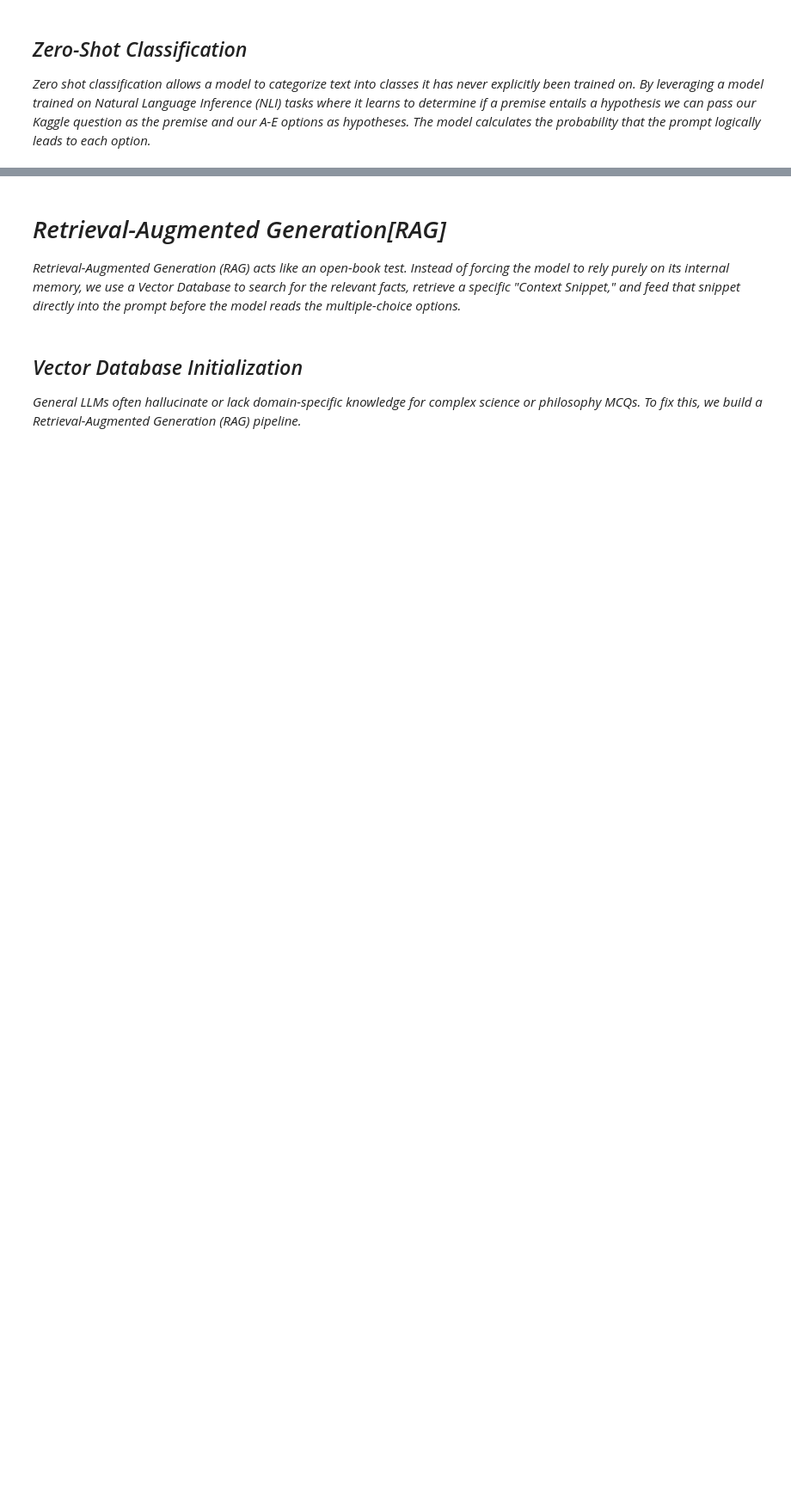
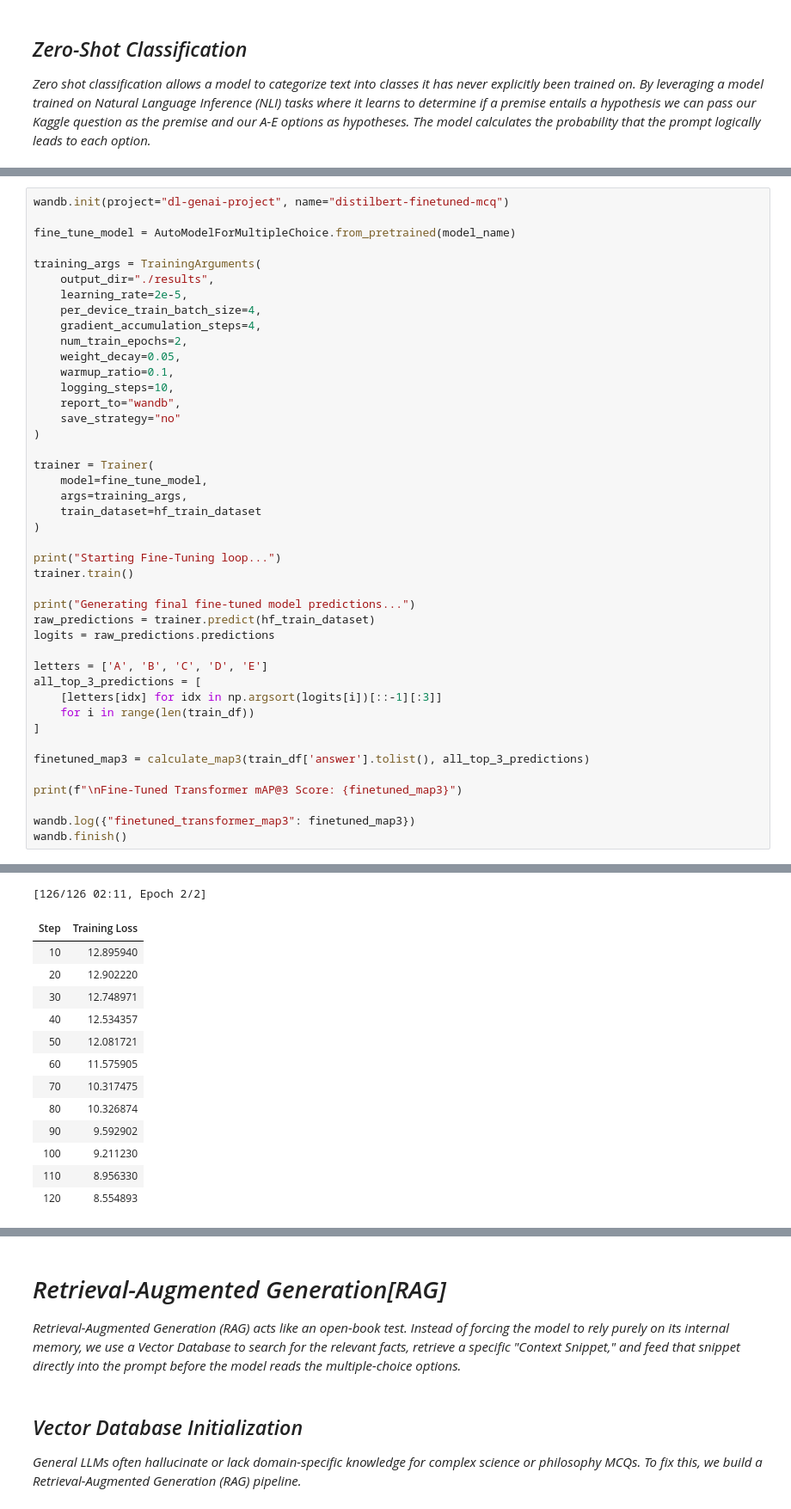
Before and after one commit to udayprattap/dl-genai-project-26-t2, a Jupyter notebook: kaggle_notebook.ipynb, the cells around one changed output, grey strips where cells are left out. Shown at 86% size. Saved outputs shown, nothing was run; the diff lists cells and outputs as text; blank space fills up the shorter version.

Commit message:
trying new tokenisation and transformer model

```diff
--- a/kaggle_notebook.ipynb
+++ b/kaggle_notebook.ipynb
@@ -573,0 +584,44 @@ Find logs at: ./wandb/run-20260719_044521-9eecj3fm/logs
+# %%
+wandb.init(project="dl-genai-project", name="distilbert-finetuned-mcq")
+
+fine_tune_model = AutoModelForMultipleChoice.from_pretrained(model_name)
+
+training_args = TrainingArguments(
+    output_dir="./results",
+    learning_rate=2e-5,
+    per_device_train_batch_size=4,
+    gradient_accumulation_steps=4,
+    num_train_epochs=2,
+    weight_decay=0.05,
+    warmup_ratio=0.1,
+    logging_steps=10,
+    report_to="wandb",
+    save_strategy="no"
+)
+
+trainer = Trainer(
+    model=fine_tune_model,
+    args=training_args,
+    train_dataset=hf_train_dataset
+)
+
+print("Starting Fine-Tuning loop...")
+trainer.train()
+
+print("Generating final fine-tuned model predictions...")
+raw_predictions = trainer.predict(hf_train_dataset)
+logits = raw_predictions.predictions
+
+letters = ['A', 'B', 'C', 'D', 'E']
+all_top_3_predictions = [
+    [letters[idx] for idx in np.argsort(logits[i])[::-1][:3]]
+    for i in range(len(train_df))
+]
+
+finetuned_map3 = calculate_map3(train_df['answer'].tolist(), all_top_3_predictions)
+
+print(f"\nFine-Tuned Transformer mAP@3 Score: {finetuned_map3}")
+
+wandb.log({"finetuned_transformer_map3": finetuned_map3})
+wandb.finish()
+# %% [output]
@@ -573,0 +652,14 @@ Find logs at: ./wandb/run-20260719_044521-9eecj3fm/logs
+[126/126 02:11, Epoch 2/2]
+| Step | Training Loss |
+| 10 | 12.895940 |
+| 20 | 12.902220 |
+| 30 | 12.748971 |
+| 40 | 12.534357 |
+| 50 | 12.081721 |
+| 60 | 11.575905 |
+| 70 | 10.317475 |
+| 80 | 10.326874 |
+| 90 | 9.592902 |
+| 100 | 9.211230 |
+| 110 | 8.956330 |
+| 120 | 8.554893 |
```
Also changed, not shown: parts of 35 cells of this notebook.
